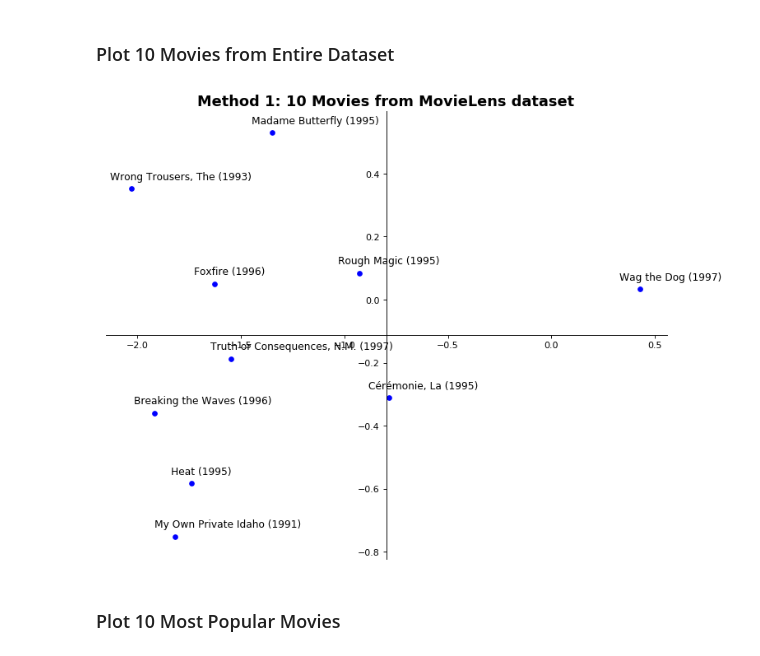
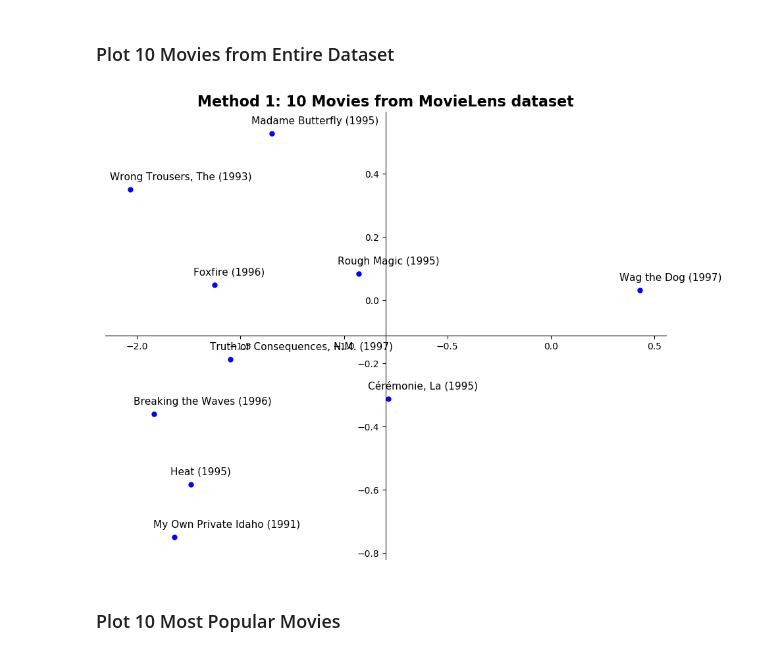
Before and after one commit to 18jeffreyma/cs155-visualization-miniproject, a Jupyter notebook: 5_matrix_factorization.ipynb, the cells around one changed output. Drawn from its saved outputs; the diff is of its cells as text; code cells hidden in the pictures.

Commit message:
updated visualizations

```diff
--- a/5_matrix_factorization.ipynb
+++ b/5_matrix_factorization.ipynb
@@ -139,35 +139,35 @@ for i in range(1,len(id_to_movie_title)):
 # %%
 np.random.seed(42)
 movies = np.random.choice(list(movie_to_genre.keys()), 10, replace=False)
 movie_ids = [movie_to_id[m] for m in movies]
 
 # ====================== TEN CHOSEN MOVIES PLOT ======================
 V_ten = np.take(np.transpose(V_tilde), movie_ids, axis=0)
 
-fig = plt.figure(figsize=(11, 9), dpi=80)
+fig = plt.figure(figsize=(11, 9), dpi=100)
 ax = fig.add_subplot(1, 1, 1)
 
 # Move left y-axis and bottim x-axis to centre, passing through (0,0)
 ax.spines['left'].set_position('center')
 ax.spines['bottom'].set_position('center')
 
 # Eliminate upper and right axes
 ax.spines['right'].set_color('none')
 ax.spines['top'].set_color('none')
 
 # Show ticks in the left and lower axes only
 ax.xaxis.set_ticks_position('bottom')
 ax.yaxis.set_ticks_position('left')
 
 for i in range(len(V_ten)):
     x = V_ten[i][0]
     y = V_ten[i][1]
     plt.scatter(x, y, marker='.', color='blue', s=100)
     plt.text(x - 0.1, y + 0.03, movies[i], fontsize=11)
 plt.title('Method 1: 10 Movies from MovieLens dataset', fontsize=16, fontweight='bold')
 plt.show()
 # %% [output]
-[figure, old version]
+[figure, new version]
 # %% [markdown]
 ### Plot 10 Most Popular Movies
 # %%
```
Also changed, not shown: parts of 3 cells of this notebook, 2 other files.
